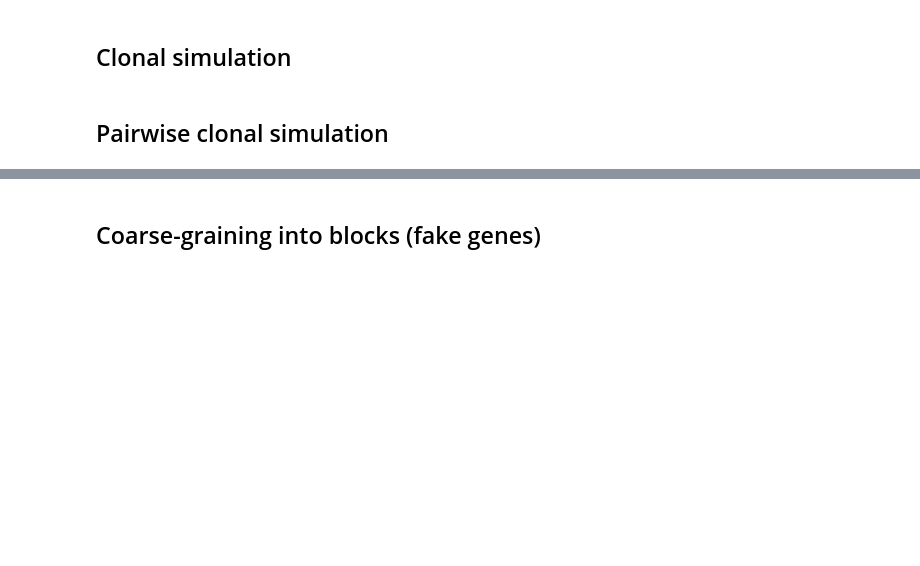
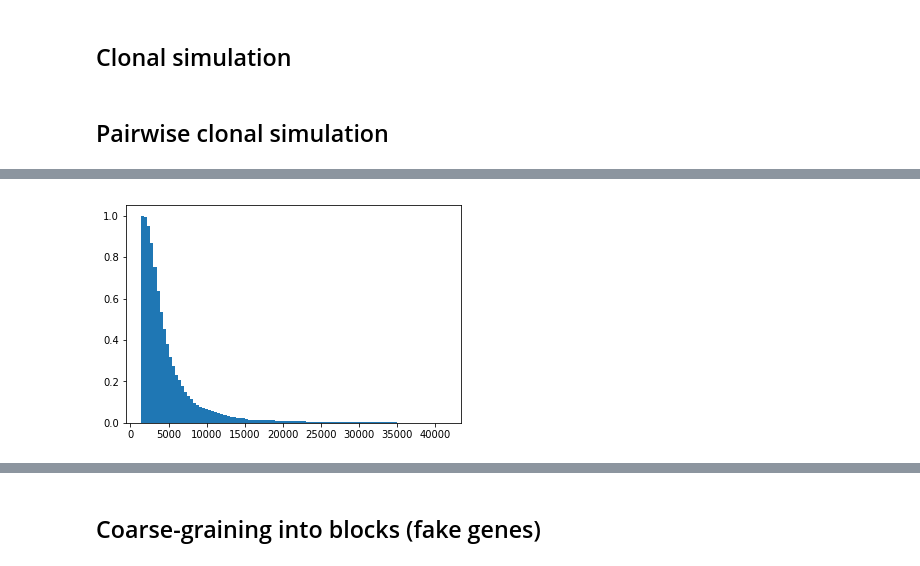
Before and after one commit to zhiru-liu/microbiome_evolution, a Jupyter notebook: jupyter_scripts/fastsimbac_postprocessing.ipynb, the cells around one changed output, grey strips where cells are left out. Saved outputs shown, nothing was run; the diff lists cells and outputs as text; code cells hidden in the pictures; blank space fills up the shorter version.

```diff
--- a/jupyter_scripts/fastsimbac_postprocessing.ipynb
+++ b/jupyter_scripts/fastsimbac_postprocessing.ipynb
@@ -213,0 +240,24 @@ sns.distplot(divergences, kde=False, bins=100)
+# %%
+thresholds = [4000, 6000, 8000]
+cumu_runs = np.zeros([int(genome_len), 3])
+max_runs = []
+reps = 0
+for i in range(100):
+    for j in range(i+1, 100):
+        site_locations, runs = compare_two_samples(i, j, sim_data, genome_len)
+        site_locations = np.array(site_locations * genome_len).astype(int)
+        div = len(site_locations) / genome_len
+        if div < 0.005:
+            continue
+#         runs = site_locations[1:] - site_locations[:-1]
+        max_runs.append(max(runs) if len(runs) > 0 else 0)
+        if len(runs) > 0 and max(runs) > 20000:
+            print(i, j)
+            print(div)
+        for k in range(3):
+            threshold = thresholds[k]
+            event_starts = site_locations[:-1][runs > threshold]
+            event_ends = site_locations[1:][runs > threshold]
+            for start, end in zip(event_starts, event_ends):
+                cumu_runs[start:end, k] += 1
+        reps += 1
@@ -213,0 +287,4 @@ sns.distplot(divergences, kde=False, bins=100)
+# %%
+_ = plt.hist(max_runs, density=True, cumulative=-1, bins=100)
+# %% [output]
+[figure, added]
```
Also changed, not shown: parts of 12 cells of this notebook.
